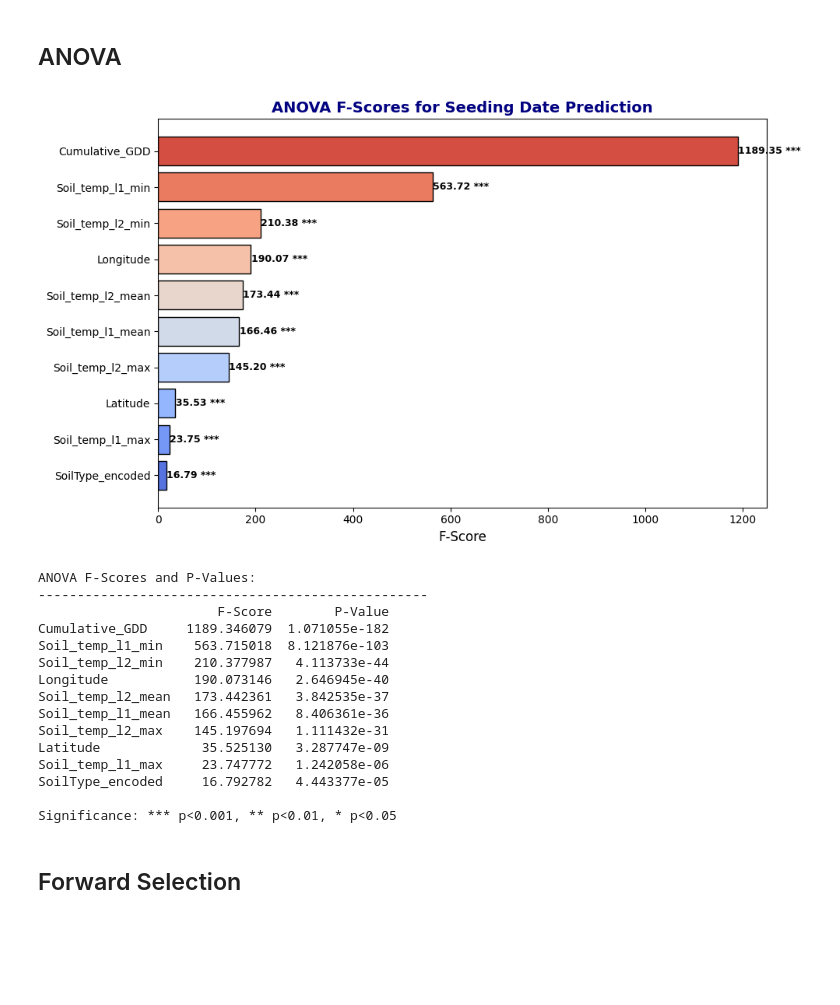
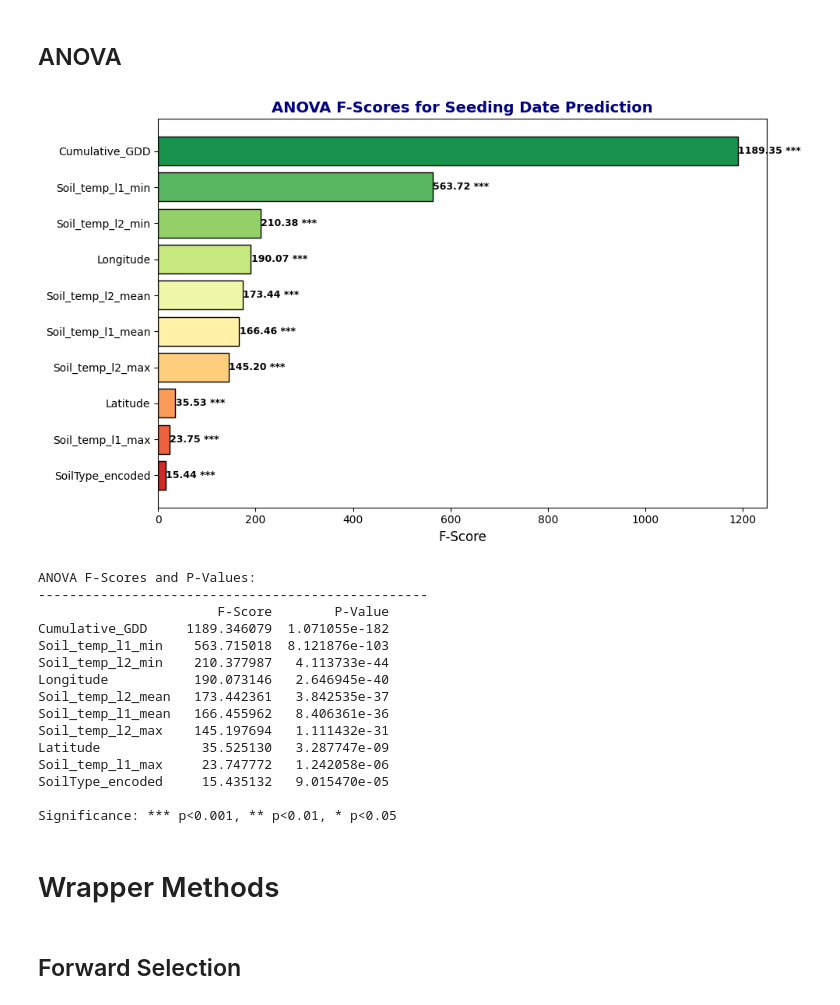
Before and after one commit to agrisk-dulmini/crop_stages_detection_2026, a Jupyter notebook: feature_selection/fs_seeding_climate_24_25.ipynb, the cells around one changed output. Cells and saved outputs as stored; diff of their text form; code cells hidden in the pictures; blank space fills up the shorter version.

```diff
--- a/feature_selection/fs_seeding_climate_24_25.ipynb
+++ b/feature_selection/fs_seeding_climate_24_25.ipynb
@@ -148,10 +173,15 @@ import pandas as pd
 import numpy as np
 from sklearn.feature_selection import VarianceThreshold
 
+
+# Apply encoding if not already present
+if 'SoilType_encoded' not in df_analysis.columns:
+    df_analysis['SoilType_encoded'] = df_analysis['SoilType'].map(soil_type_encoding)
+
 # Columns to drop (non-features)
 columns_to_drop = ['Township', 'Year', 'Date', 'SoilType', 'Seeding_DOY']
 
-# Keep only feature columns
+# Keep only feature columns (includes SoilType_encoded)
 X = df_analysis.drop(columns=[col for col in columns_to_drop if col in df_analysis.columns])
 
 # Apply VarianceThreshold
@@ -271,7 +308,11 @@ import matplotlib.pyplot as plt
 import seaborn as sns
 import pandas as pd
 from sklearn.feature_selection import f_regression
-from sklearn.preprocessing import LabelEncoder
+
+
+# Apply encoding if not already present
+if 'SoilType_encoded' not in df_analysis.columns:
+    df_analysis['SoilType_encoded'] = df_analysis['SoilType'].map(soil_type_encoding)
 
 # Columns to drop (non-features)
 columns_to_drop = ['Township', 'Year', 'Date', 'SoilType', 'Seeding_DOY']
@@ -280,48 +321,41 @@ columns_to_drop = ['Township', 'Year', 'Date', 'SoilType', 'Seeding_DOY']
 X = df_analysis.drop(columns=[col for col in columns_to_drop if col in df_analysis.columns])
 y = df_analysis['Seeding_DOY']
 
-# Handle categorical variables (if any remain)
-X_encoded = X.copy()
-categorical_cols = X.select_dtypes(include=['object', 'category']).columns.tolist()
-if categorical_cols:
-    le = LabelEncoder()
-    for col in categorical_cols:
-        X_encoded[col] = le.fit_transform(X[col].astype(str))
-
 # Calculate ANOVA F-scores
-f_scores, p_values = f_regression(X_encoded, y)
-f_series = pd.Series(f_scores, index=X_encoded.columns).sort_values(ascending=True)
-p_series = pd.Series(p_values, index=X_encoded.columns)
+f_scores, p_values = f_regression(X, y)
+f_series = pd.Series(f_scores, index=X.columns).sort_values(ascending=True)
+p_series = pd.Series(p_values, index=X.columns)
 
 # Plot
 fig, ax = plt.subplots(figsize=(10, 6))
 
-colors = sns.color_palette('coolwarm', len(f_series))
+# Reversed colors: Green = higher values, Red = lower values
+colors = sns.color_palette('RdYlGn', len(f_series))
 ax.barh(f_series.index, f_series.values, color=colors, edgecolor='black')
 
 for j, (feat, val) in enumerate(zip(f_series.index, f_series.values)):
     p_val = p_series[feat]
     sig = "***" if p_val < 0.001 else "**" if p_val < 0.01 else "*" if p_val < 0.05 else ""
     ax.text(val + 0.5, j, f'{val:.2f} {sig}', va='center', fontsize=9, fontweight='bold')
 
 ax.set_title('ANOVA F-Scores for Seeding Date Prediction',
              fontsize=14, fontweight='bold', color='navy')
 ax.set_xlabel('F-Score', fontsize=12)
 
 plt.tight_layout()
 plt.show()
 
 # Print summary with p-values
 print("\nANOVA F-Scores and P-Values:")
 print("-" * 50)
 summary_df = pd.DataFrame({
     'F-Score': f_series.sort_values(ascending=False),
     'P-Value': p_series[f_series.sort_values(ascending=False).index]
 })
 print(summary_df.to_string())
 print("\nSignificance: *** p<0.001, ** p<0.01, * p<0.05")
 # %% [output]
-[figure, old version]
+[figure, new version]
 ANOVA F-Scores and P-Values:
 --------------------------------------------------
                        F-Score        P-Value
@@ -334,9 +368,11 @@ Soil_temp_l1_mean   166.455962   8.406361e-36
 Soil_temp_l2_max    145.197694   1.111432e-31
 Latitude             35.525130   3.287747e-09
 Soil_temp_l1_max     23.747772   1.242058e-06
-SoilType_encoded     16.792782   4.443377e-05
+SoilType_encoded     15.435132   9.015470e-05
 
 Significance: *** p<0.001, ** p<0.01, * p<0.05
+# %% [markdown]
+# Wrapper Methods
 # %% [markdown]
 ## Forward Selection
 # %%
```
Also changed, not shown: parts of 4 cells of this notebook, 2 other files.
